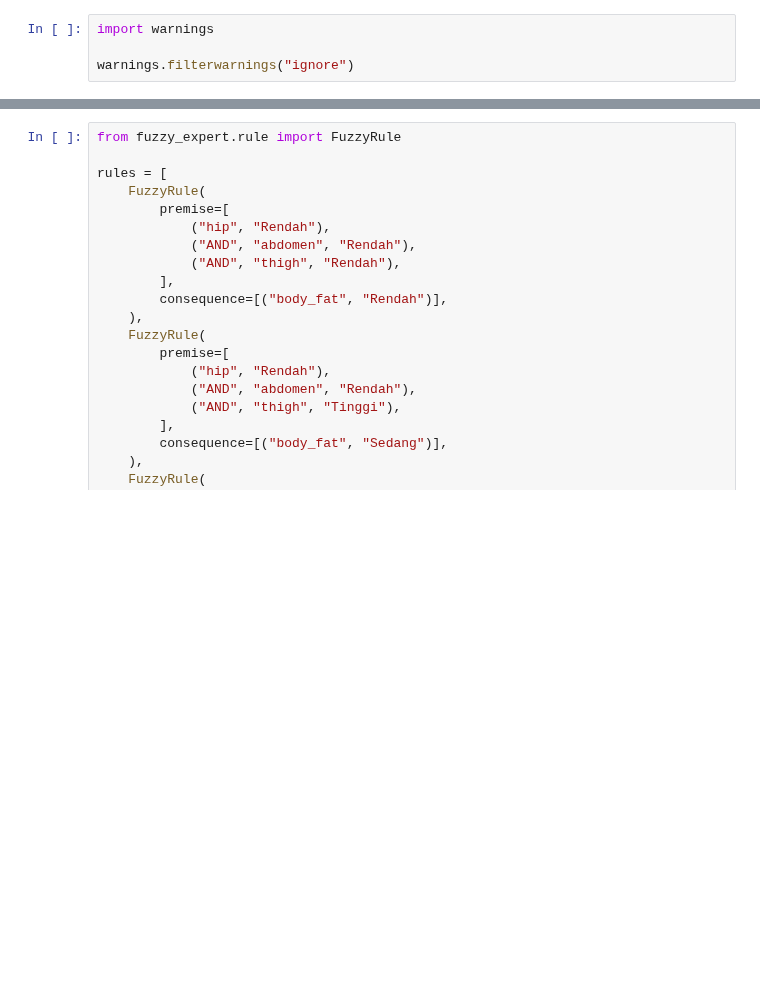
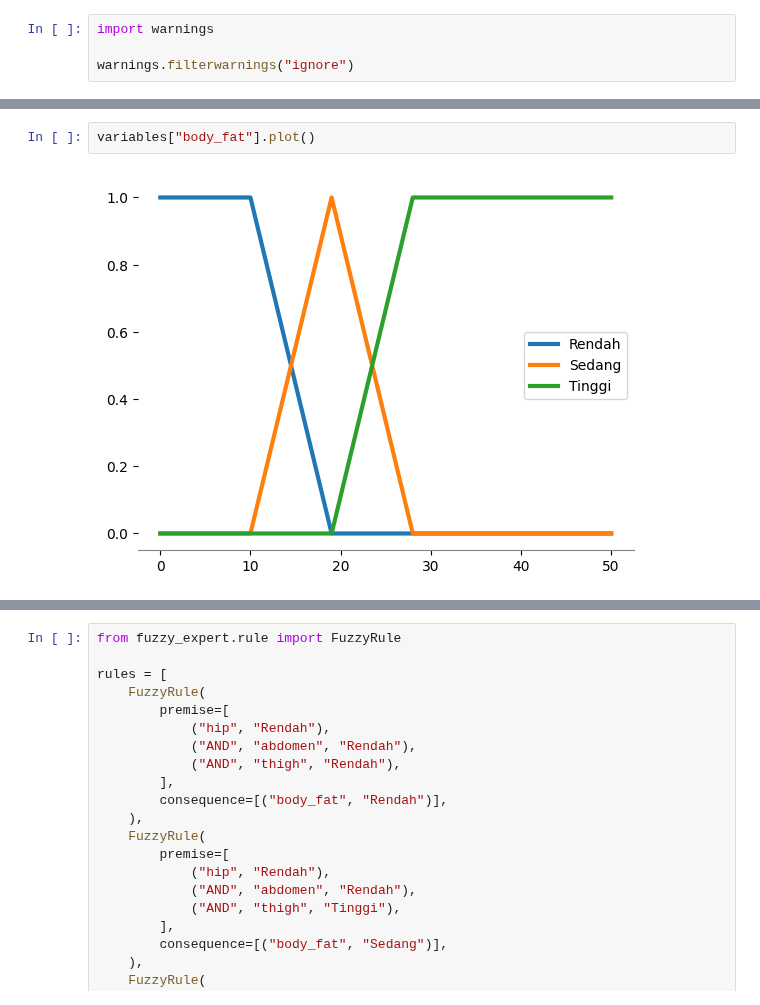
Before and after one commit to notnsas/cautious-eureka, a Jupyter notebook: pemodelan/Mamdani_fuzzy.ipynb, the cells around one changed output, grey strips where cells are left out. Drawn from its saved outputs; the diff is of its cells as text; blank space fills up the shorter version.

```diff
--- a/pemodelan/Mamdani_fuzzy.ipynb
+++ b/pemodelan/Mamdani_fuzzy.ipynb
@@ -82,0 +83,4 @@ variables["hip"].plot()
+# %%
+variables["body_fat"].plot()
+# %% [output]
+[figure, added]
```
Also changed, not shown: parts of 6 cells of this notebook.
